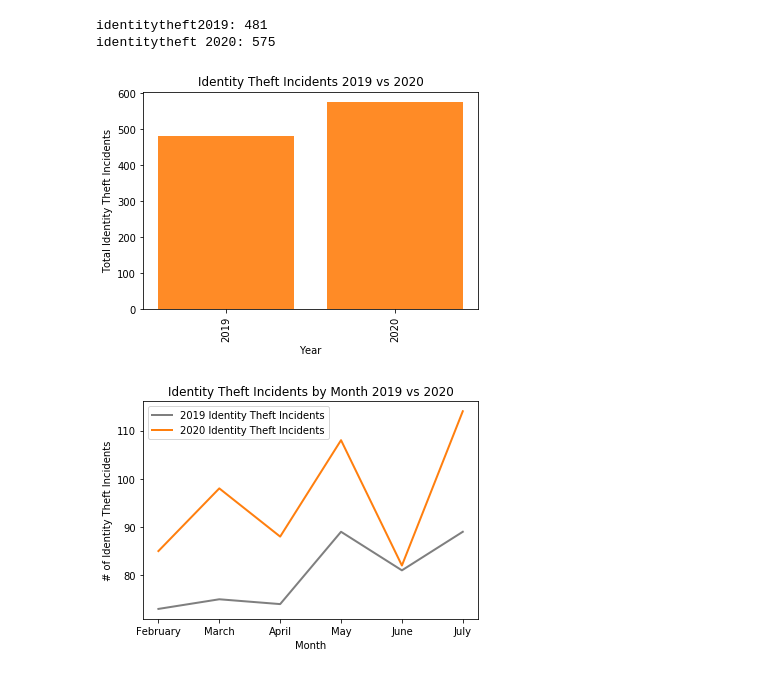
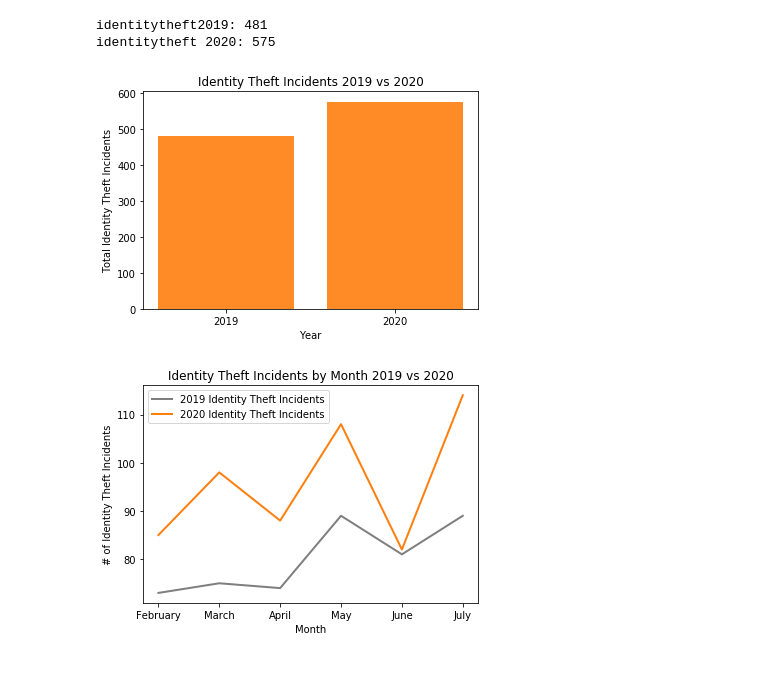
Before and after one commit to ibeth92/Crime_in_the_Time_of_COVID, a Jupyter notebook: ibet.covid.project.ipynb, the cells around one changed output. Saved outputs shown, nothing was run; the diff lists cells and outputs as text; code cells hidden in the pictures.

```diff
--- a/ibet.covid.project.ipynb
+++ b/ibet.covid.project.ipynb
@@ -298,11 +292,11 @@ identitytheft 2020: 575
 # %%
 plt.bar(["2019","2020"], [len(identitytheft2019), len(identitytheft2020)], color='tab:orange', alpha=0.9, align="center")
 plt.xlabel("Year")
-plt.xticks(rotation=90)
+plt.xticks(rotation=0)
 plt.ylabel("Total Identity Theft Incidents")
 plt.title("Identity Theft Incidents 2019 vs 2020")
 plt.savefig('identitytheft.bar.png')
 plt.show()
 # %% [output]
-[figure, old version]
+[figure, new version]
 # %%
```
Also changed, not shown: parts of 10 cells of this notebook, 6 other files.
